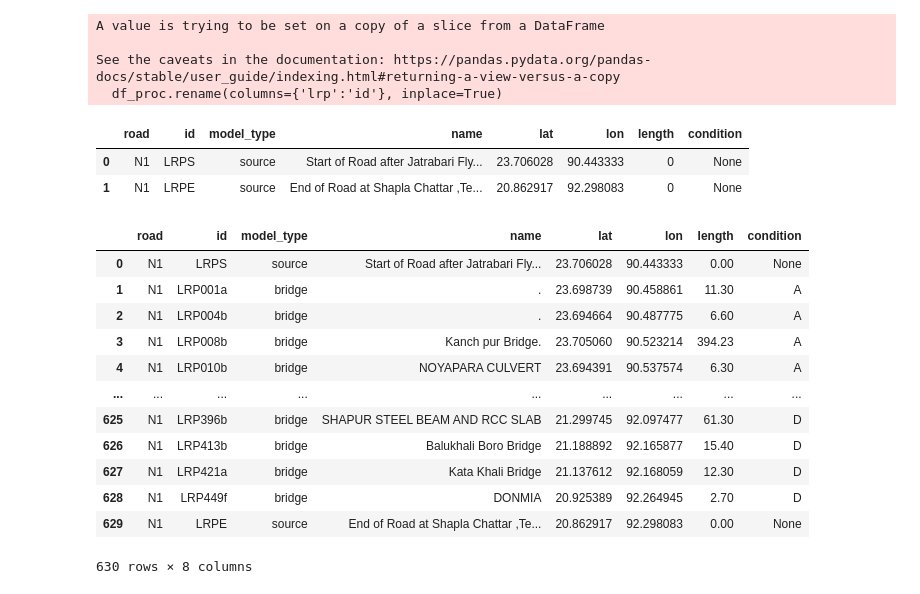
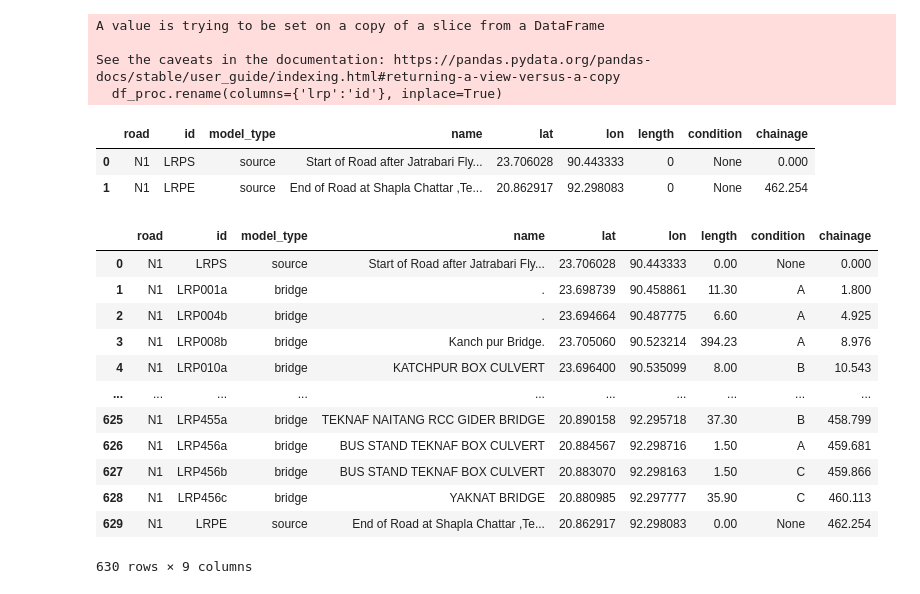
Before and after one commit to nielsvdd42/EPA133A-Advanced-Simulation-Group-1, a Jupyter notebook: EPA133a-G01-A2/model/data_cleaning2.ipynb, the cells around one changed output. Saved outputs shown, nothing was run; the diff lists cells and outputs as text; code cells hidden in the pictures.

```diff
--- a/EPA133a-G01-A2/model/data_cleaning2.ipynb
+++ b/EPA133a-G01-A2/model/data_cleaning2.ipynb
@@ -9,6 +11,7 @@ df1 = pd.read_csv('../data/_roads3.csv')
 dfN1 = df1[df1['road'] == 'N1']
 # %%
-source_val = 0
+#Creating the source and sink for the new data frame, based on the minimal and maximal chainage
+source_val = dfN1['chainage'].min()
 sink_val = dfN1['chainage'].max()
 source_row = dfN1[dfN1['chainage'] == source_val].head(1)
 sink_row = dfN1[dfN1['chainage'] == sink_val].head(1)
@@ -157,7 +163,7 @@ df_unique['model_type'] = 'bridge'
 
 
 
-export_df = df_unique[['road', 'LRPName', 'model_type', 'name', 'lat', 'lon','length', 'condition']]
+export_df = df_unique[['road', 'LRPName', 'model_type', 'name', 'lat', 'lon','length', 'condition', 'chainage']]
 export_df.rename(columns={'LRPName': 'id'}, inplace=True)
 export_df
 # %% [output]
@@ -187,7 +193,7 @@ See the caveats in the documentation: https://pandas.pydata.org/pandas-docs/stab
 df_proc['model_type'] = 'source'
 df_proc['length'] = 0
 df_proc['condition'] = None
-df_proc = df_proc[['road', 'lrp', 'model_type', 'name', 'lat', 'lon', 'length', 'condition']]
+df_proc = df_proc[['road', 'lrp', 'model_type', 'name', 'lat', 'lon', 'length', 'condition', 'chainage']]
 df_proc.rename(columns={'lrp':'id'}, inplace=True)
 # %% [output]
 A value is trying to be set on a copy of a slice from a DataFrame
@@ -197,27 +203,28 @@ See the caveats in the documentation: https://pandas.pydata.org/pandas-docs/stab
 # %%
 df_proc
 # %% [output]
-|  | road | id | model_type | name | lat | lon | length | condition |
-| 0 | N1 | LRPS | source | Start of Road after Jatrabari Fly... | 23.706028 | 90.443333 | 0 | None |
-| 1 | N1 | LRPE | source | End of Road at Shapla Chattar ,Te... | 20.862917 | 92.298083 | 0 | None |
+|  | road | id | model_type | name | lat | lon | length | condition | chainage |
+| 0 | N1 | LRPS | source | Start of Road after Jatrabari Fly... | 23.706028 | 90.443333 | 0 | None | 0.000 |
+| 1 | N1 | LRPE | source | End of Road at Shapla Chattar ,Te... | 20.862917 | 92.298083 | 0 | None | 462.254 |
 # %%
-final_df = pd.DataFrame(columns=['road','id','model_type','name','lat','lon','length', 'condition'])
+final_df = pd.DataFrame(columns=['road','id','model_type','name','lat','lon','length', 'condition', 'chainage'])
 source = df_proc.iloc[[0]]
 sink = df_proc.iloc[[-1]]
 final_df = pd.concat([source, export_df, sink], ignore_index=True)
+final_df = final_df.sort_values('chainage').reset_index(drop=True)
 final_df
 # %% [output]
-|  | road | id | model_type | name | lat | lon | length | condition |
-| 0 | N1 | LRPS | source | Start of Road after Jatrabari Fly... | 23.706028 | 90.443333 | 0.00 | None |
-| 1 | N1 | LRP001a | bridge | . | 23.698739 | 90.458861 | 11.30 | A |
-| 2 | N1 | LRP004b | bridge | . | 23.694664 | 90.487775 | 6.60 | A |
-| 3 | N1 | LRP008b | bridge | Kanch pur Bridge. | 23.705060 | 90.523214 | 394.23 | A |
-| 4 | N1 | LRP010b | bridge | NOYAPARA CULVERT | 23.694391 | 90.537574 | 6.30 | A |
-| ... | ... | ... | ... | ... | ... | ... | ... | ... |
-| 625 | N1 | LRP396b | bridge | SHAPUR STEEL BEAM AND RCC SLAB | 21.299745 | 92.097477 | 61.30 | D |
-| 626 | N1 | LRP413b | bridge | Balukhali Boro Bridge | 21.188892 | 92.165877 | 15.40 | D |
-| 627 | N1 | LRP421a | bridge | Kata Khali Bridge | 21.137612 | 92.168059 | 12.30 | D |
-| 628 | N1 | LRP449f | bridge | DONMIA | 20.925389 | 92.264945 | 2.70 | D |
-| 629 | N1 | LRPE | source | End of Road at Shapla Chattar ,Te... | 20.862917 | 92.298083 | 0.00 | None |
+|  | road | id | model_type | name | lat | lon | length | condition | chainage |
+| 0 | N1 | LRPS | source | Start of Road after Jatrabari Fly... | 23.706028 | 90.443333 | 0.00 | None | 0.000 |
+| 1 | N1 | LRP001a | bridge | . | 23.698739 | 90.458861 | 11.30 | A | 1.800 |
+| 2 | N1 | LRP004b | bridge | . | 23.694664 | 90.487775 | 6.60 | A | 4.925 |
+| 3 | N1 | LRP008b | bridge | Kanch pur Bridge. | 23.705060 | 90.523214 | 394.23 | A | 8.976 |
+| 4 | N1 | LRP010a | bridge | KATCHPUR BOX CULVERT | 23.696400 | 90.535099 | 8.00 | B | 10.543 |
+| ... | ... | ... | ... | ... | ... | ... | ... | ... | ... |
+| 625 | N1 | LRP455a | bridge | TEKNAF NAITANG RCC GIDER BRIDGE | 20.890158 | 92.295718 | 37.30 | B | 458.799 |
+| 626 | N1 | LRP456a | bridge | BUS STAND TEKNAF BOX CULVERT | 20.884567 | 92.298716 | 1.50 | A | 459.681 |
+| 627 | N1 | LRP456b | bridge | BUS STAND TEKNAF BOX CULVERT | 20.883070 | 92.298163 | 1.50 | C | 459.866 |
+| 628 | N1 | LRP456c | bridge | YAKNAT BRIDGE | 20.880985 | 92.297777 | 35.90 | C | 460.113 |
+| 629 | N1 | LRPE | source | End of Road at Shapla Chattar ,Te... | 20.862917 | 92.298083 | 0.00 | None | 462.254 |
-630 rows × 8 columns
+630 rows × 9 columns
 # %%
```
Also changed, not shown: parts of 11 cells of this notebook.
